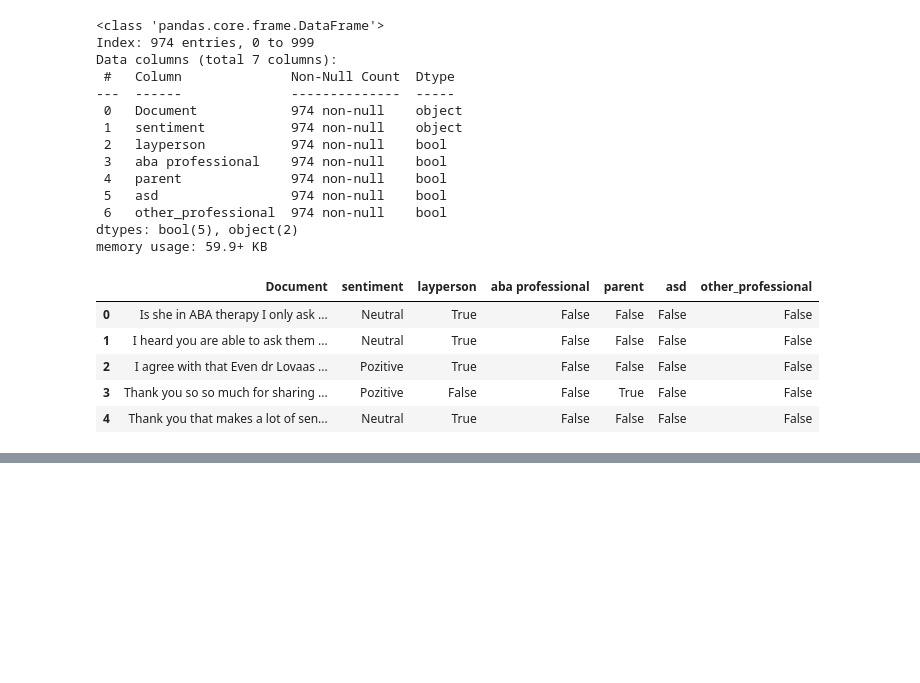
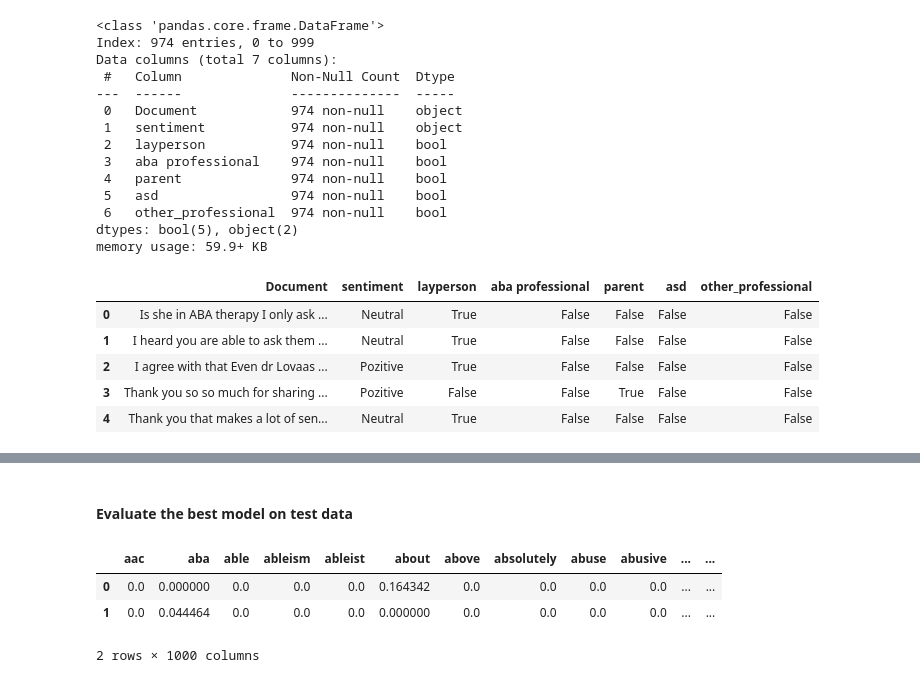
Before and after one commit to andrea-mar/BBK_MScDataScience2reddit_posts, a Jupyter notebook: sentiment_analysis_aba_posts.ipynb, the cells around one changed output, grey strips where cells are left out. Drawn from its saved outputs; the diff is of its cells as text; code cells hidden in the pictures; blank space fills up the shorter version.

```diff
--- a/sentiment_analysis_aba_posts.ipynb
+++ b/sentiment_analysis_aba_posts.ipynb
@@ -1312,0 +1722,2 @@ Also according to the authors cited above, when fine-tuning SiEBERT on a new thr
+# %% [markdown]
+#### Evaluate the best model on test data
@@ -1312,0 +1727,12 @@ Also according to the authors cited above, when fine-tuning SiEBERT on a new thr
+# %%
+# tokenize test data
+X_test.loc[:, 'new_document'] = X_test['Document'].apply(preprocess_lem)
+# vectorize test data
+vectorized_X_test = vectorizer.transform(X_test.new_document)
+vectorized_X_test = pd.DataFrame(vectorized_X_test.toarray(), columns=vectorizer.get_feature_names_out())
+vectorized_X_test.head(2)
+# %% [output]
+|  | aac | aba | able | ableism | ableist | about | above | absolutely | abuse | abusive | ... | ... |
+| 0 | 0.0 | 0.000000 | 0.0 | 0.0 | 0.0 | 0.164342 | 0.0 | 0.0 | 0.0 | 0.0 | ... | ... |
+| 1 | 0.0 | 0.044464 | 0.0 | 0.0 | 0.0 | 0.000000 | 0.0 | 0.0 | 0.0 | 0.0 | ... | ... |
+2 rows × 1000 columns
```
Also changed, not shown: parts of 38 cells of this notebook.
